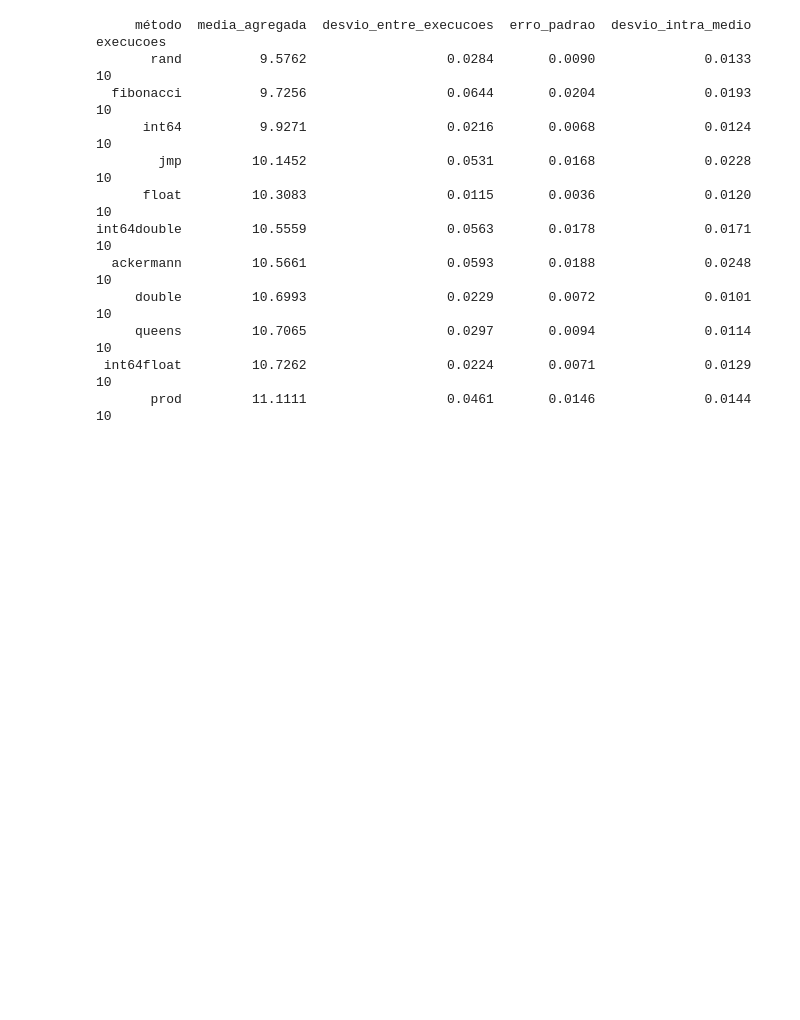
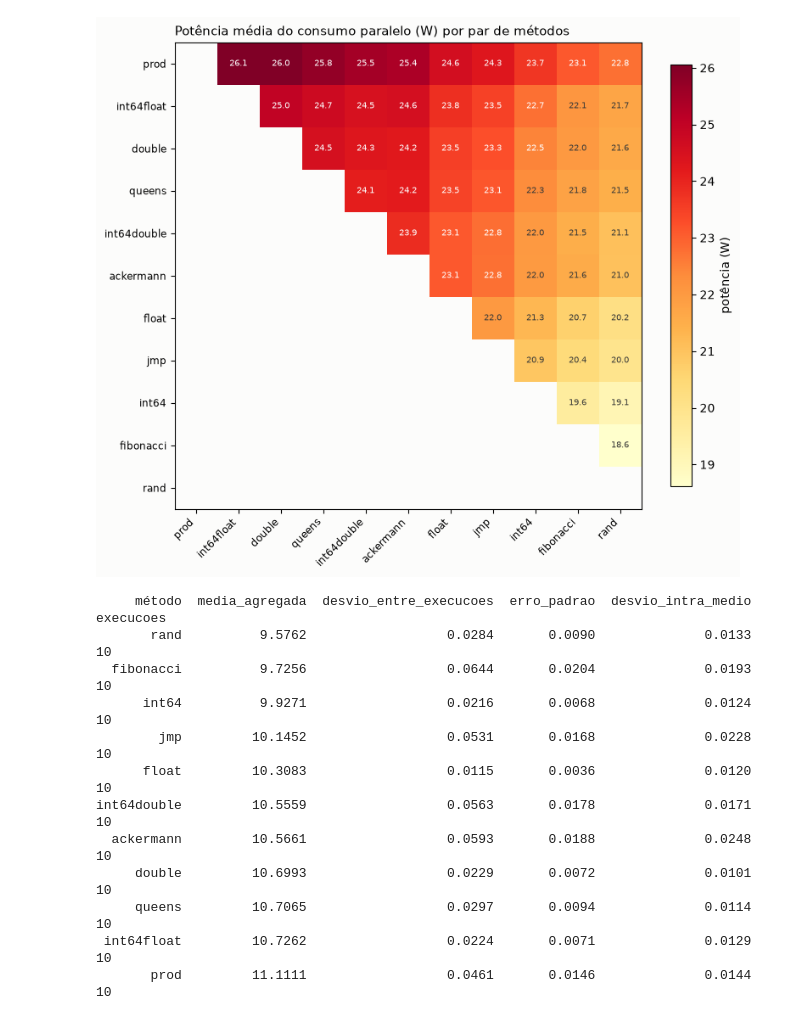
Before and after one commit to luizpcsilva/LECOS, a Jupyter notebook: dados/filtro.ipynb, the cells around one changed output. Cells and saved outputs as stored; diff of their text form; code cells hidden in the pictures; blank space fills up the shorter version.

```diff
--- a/dados/filtro.ipynb
+++ b/dados/filtro.ipynb
@@ -106,3 +147,57 @@ print(filtrado)
+# %%
+# heatmap 11x11: potencia media do consumo PARALELO (W), por par de metodos,
+# a partir de paralela.csv. ordenado por media do metodo (mesmo criterio do
+# heatmap de erro) — na pratica da a MESMA ordem do consumo isolado, o que e
+# um bom sinal de que o paralelo reflete a soma dos isolados
+import ast
+import numpy as np
+
+paralelo = pd.read_csv("paralela.csv", index_col=0)
+paralelo["par"] = paralelo["par"].apply(ast.literal_eval)
+media_par = paralelo.groupby("par")["Média"].mean()
+
+metodos = sorted({m for par in media_par.index for m in par})
+matriz = pd.DataFrame(np.nan, index=metodos, columns=metodos)
+for (m1, m2), v in media_par.items():
+    matriz.loc[m1, m2] = v
+    matriz.loc[m2, m1] = v
+
+# ordena pela potencia media de cada metodo com todos os parceiros (fica mais
+# facil ver os metodos "caros" agrupados num canto)
+ordem = matriz.mean(axis=1).sort_values(ascending=False).index
+matriz = matriz.loc[ordem, ordem]
+
+# mascara a metade inferior + diagonal (nao existe par (m,m), e a matriz e simetrica)
+mask = np.triu(np.ones(matriz.shape, dtype=bool), k=1)
+exibida = matriz.where(mask)
+
+valores = matriz.values[~np.isnan(matriz.values)]
+vmin, vmax = valores.min(), valores.max()
+
+fig, ax = plt.subplots(figsize=(8, 7))
+im = ax.imshow(exibida, cmap="YlOrRd", vmin=vmin, vmax=vmax)
+
+limiar = (vmin + vmax) / 2
+for i in range(len(ordem)):
+    for j in range(len(ordem)):
+        if mask[i, j]:
+            v = matriz.iloc[i, j]
+            cor = "white" if v > limiar else "#3a3a38"
+            ax.text(j, i, f"{v:.1f}", ha="center", va="center", fontsize=7.5, color=cor)
+
+ax.set_xticks(range(len(ordem))); ax.set_xticklabels(ordem, rotation=45, ha="right", fontsize=8.5)
+ax.set_yticks(range(len(ordem))); ax.set_yticklabels(ordem, fontsize=8.5)
+ax.set_title("Potência média do consumo paralelo (W) por par de métodos",
+             loc="left", fontsize=10.5)
+cbar = fig.colorbar(im, ax=ax, shrink=0.8)
+cbar.set_label("potência (W)")
+fig.patch.set_facecolor("#fcfcfb")
+ax.set_facecolor("#fcfcfb")
+fig.tight_layout()
+fig.savefig("../graficos/consumo-paralelo-heatmap.png", dpi=200)
+plt.show()
+# %% [output]
+[figure, added]
 # %%
 #agrega as 10 execucoes de cada metodo em uma linha so.
 #o desvio que importa e a dispersao ENTRE execucoes: ela ja contem o ruido
```
Also changed, not shown: parts of 3 cells of this notebook, 6 other files.
